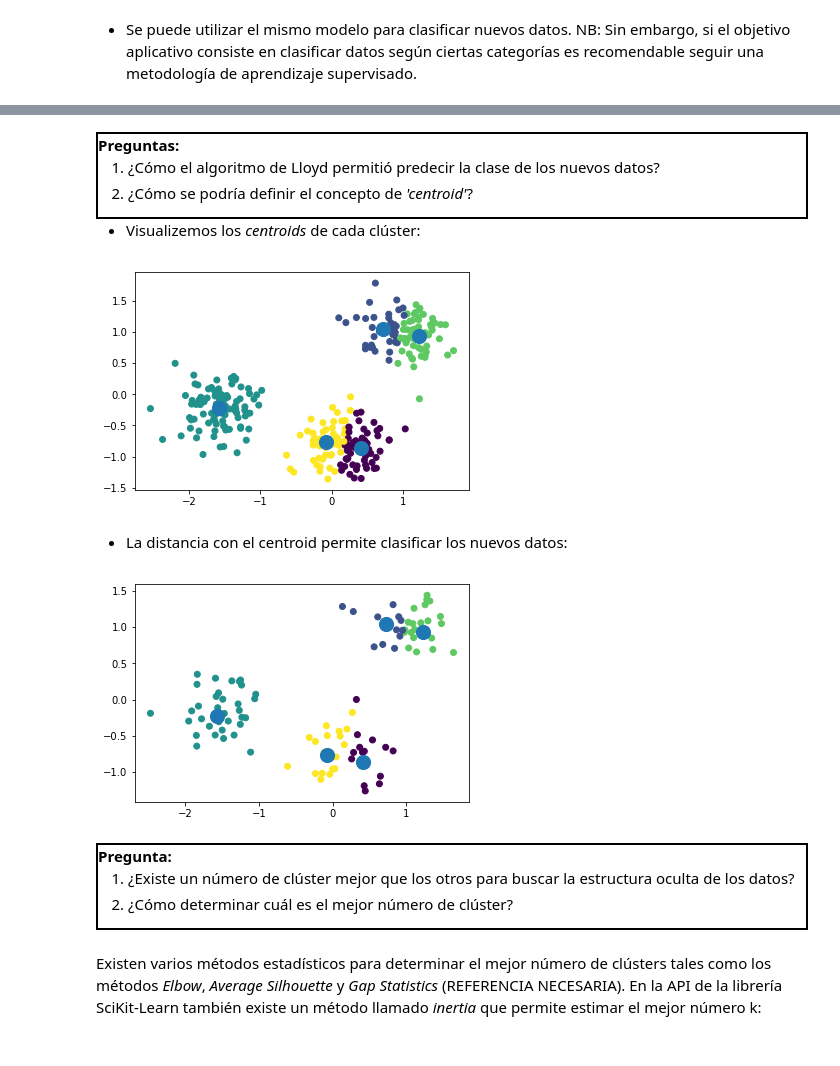
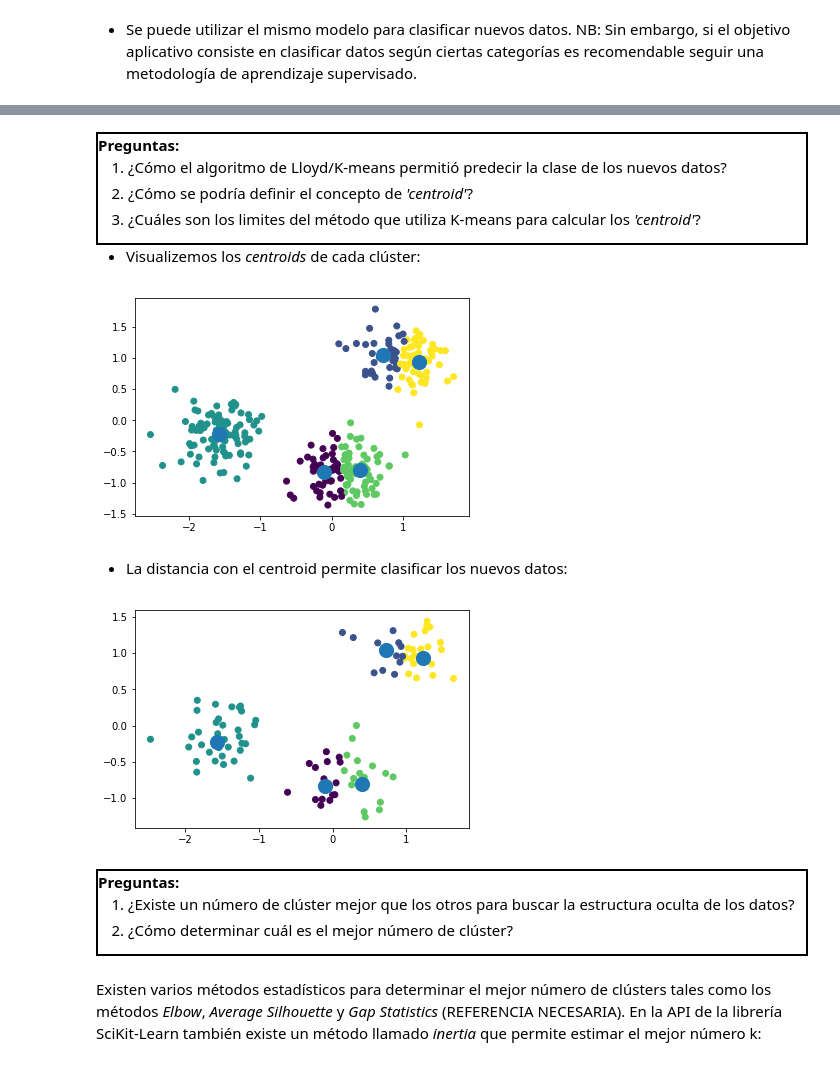
Before and after one commit to matthieuvernier/INFO343, a Jupyter notebook: actividad1/INFO343-Clustering-Actividad1.ipynb, the cells around one changed output, grey strips where cells are left out. Cells and saved outputs as stored; diff of their text form; code cells hidden in the pictures.

```diff
--- a/actividad1/INFO343-Clustering-Actividad1.ipynb
+++ b/actividad1/INFO343-Clustering-Actividad1.ipynb
@@ -119,23 +108,24 @@ plt.show()
 <div style="border: 2px solid #000000;">
 <b>Preguntas:</b>
 <ol>
-<li> ¿Cómo el algoritmo de Lloyd permitió predecir la clase de los nuevos datos?</li>
+<li> ¿Cómo el algoritmo de Lloyd/K-means permitió predecir la clase de los nuevos datos?</li>
 <li> ¿Cómo se podría definir el concepto de <i>'centroid'</i>?</li>
+<li> ¿Cuáles son los limites del método que utiliza K-means para calcular los <i>'centroid'</i>?</li>
 </ol>
 </div>
 
 <ul><li>Visualizemos los <i>centroids</i> de cada clúster:</li></ul>
 # %%
 #en el API del modelo k-means existe un metodo permitiendo de obtener un arreglo de datos correspondiendo a los centroids
-centroids = model.cluster_centers_
+centroids = modelKmeans.cluster_centers_
 
 #Dibujamos el Scatter Plot de la dataframe inicial ...
 plt.scatter(dataframe.values[:,0], dataframe.values[:,1], c=labels)
 #...y agregamos los centroids en el mismo plot
 plt.scatter(centroids[:,0], centroids[:,1], marker='o', s=200)
 plt.show()
 # %% [output]
-[figure, old version]
+[figure, new version]
 # %% [markdown]
 <ul><li>La distancia con el centroid permite clasificar los nuevos datos:</li></ul>
 # %%
@@ -145,10 +135,10 @@ plt.scatter(dataframe2.values[:,0], dataframe2.values[:,1], c=labels2)
 plt.scatter(centroids[:,0], centroids[:,1], marker='o', s=200)
 plt.show()
 # %% [output]
-[figure, old version]
+[figure, new version]
 # %% [markdown]
 <div style="border: 2px solid #000000;">
-<b>Pregunta:</b>
+<b>Preguntas:</b>
 <ol>
 <li> ¿Existe un número de clúster mejor que los otros para buscar la estructura oculta de los datos?</li>
 <li> ¿Cómo determinar cuál es el mejor número de clúster?</li>
```
Also changed, not shown: parts of 31 cells of this notebook, 9 other files.
